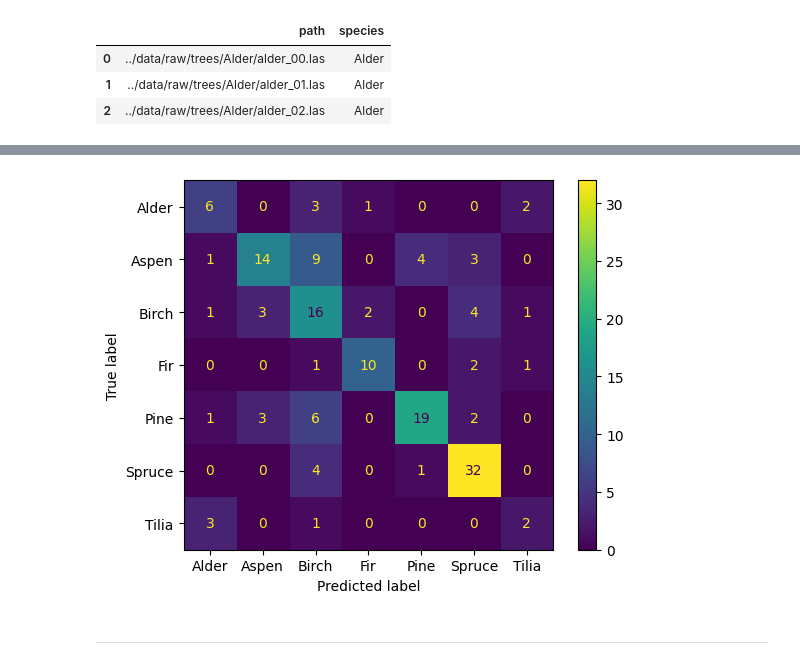
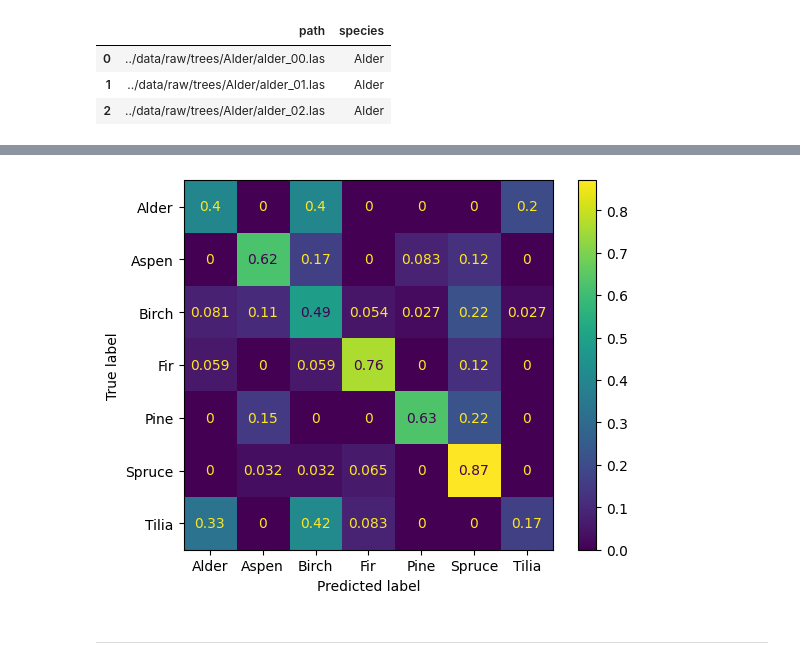
Before and after one commit to iod-ine/phd, a Jupyter notebook: notebooks/train-tree-models.ipynb, the cells around one changed output, grey strips where cells are left out. Cells and saved outputs as stored; diff of their text form; code cells hidden in the pictures.

```diff
--- a/notebooks/train-tree-models.ipynb
+++ b/notebooks/train-tree-models.ipynb
@@ -189,7 +203,12 @@ accuracy_score(y_test, pred)
 # %%
-cm = ConfusionMatrixDisplay.from_predictions(y_test, pred)
+#| include: true
+#| label: fig-clf-confusion-matrix
+#| fig-cap: Confusion matrix for the tree species classifier. Calulated on the 40%
+#|   holdout set of 158 examples.
+
+cm = ConfusionMatrixDisplay.from_predictions(y_test, pred, normalize="true")
 # %% [output]
-[figure, old version]
+[figure, new version]
 # %% [markdown]
 ---
 # %%
```
Also changed, not shown: parts of 22 cells of this notebook.
